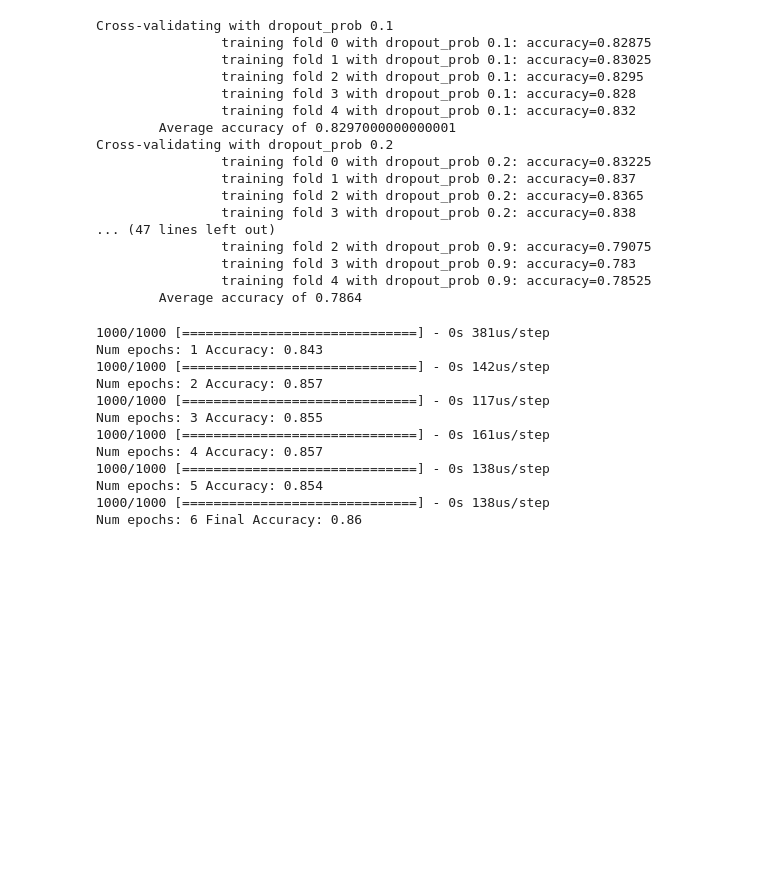
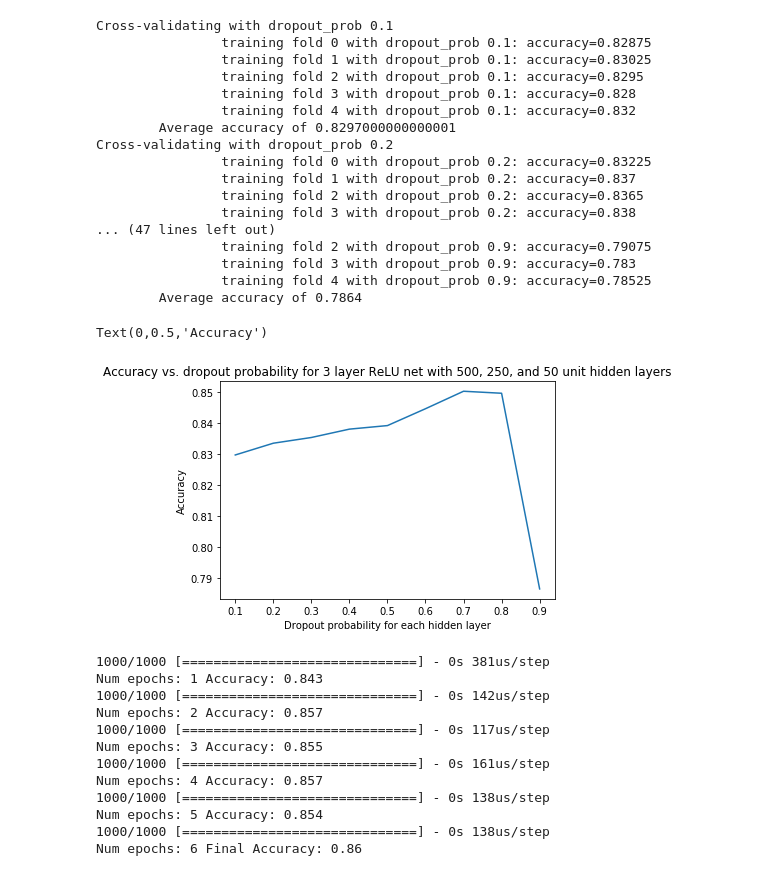
Before and after one commit to sgord512/cs155_miniproject1, a Jupyter notebook: deepnet.ipynb, the cells around one changed output. Drawn from its saved outputs; the diff is of its cells as text; code cells hidden in the pictures; blank space fills up the shorter version.

Commit message:
Added neural net stuff to report, made a plot, cleaned up latex folder

```diff
--- a/deepnet.ipynb
+++ b/deepnet.ipynb
@@ -66,6 +68,25 @@ Cross-validating with dropout_prob 0.2
                 training fold 3 with dropout_prob 0.9: accuracy=0.783
                 training fold 4 with dropout_prob 0.9: accuracy=0.78525
         Average accuracy of 0.7864
+# %%
+dropout_probs = np.linspace(0, 1, 10, endpoint=False)[1:]
+accuracies = [0.8297000000000001,
+              0.8335000000000001,
+              0.83535,
+              0.83805,
+              0.8392,
+              0.84465,
+              0.8503000000000001,
+              0.8496500000000001,
+              0.7864]
+import matplotlib.pyplot as plt
+plt.plot(dropout_probs, accuracies)
+plt.title("Accuracy vs. dropout probability for 3 layer ReLU net with 500, 250, and 50 unit hidden layers")
+plt.xlabel('Dropout probability for each hidden layer')
+plt.ylabel('Accuracy')
+# %% [output]
+Text(0,0.5,'Accuracy')
+[figure, added]
 # %%
 model = build_model(0.7)
 prev_acc = 0
```
Also changed, not shown: parts of 2 cells of this notebook, 7 other files.
